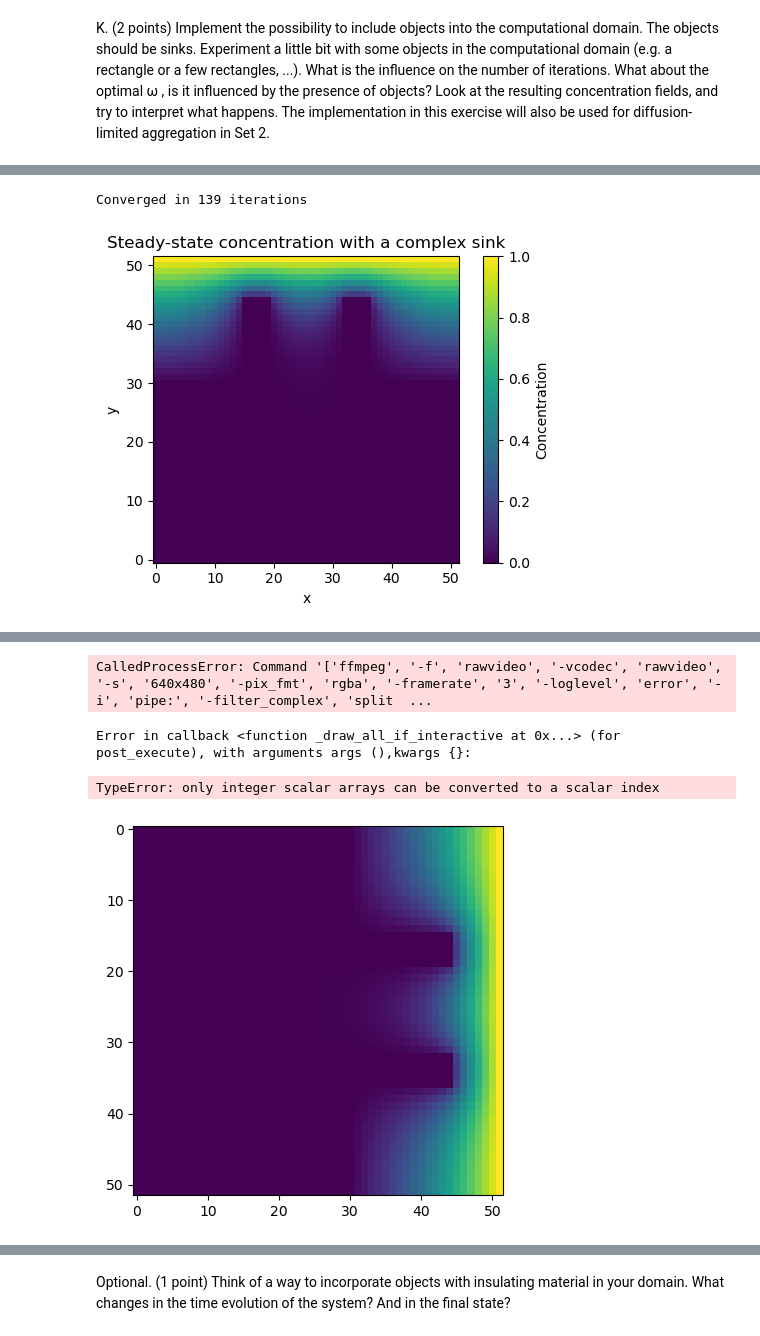
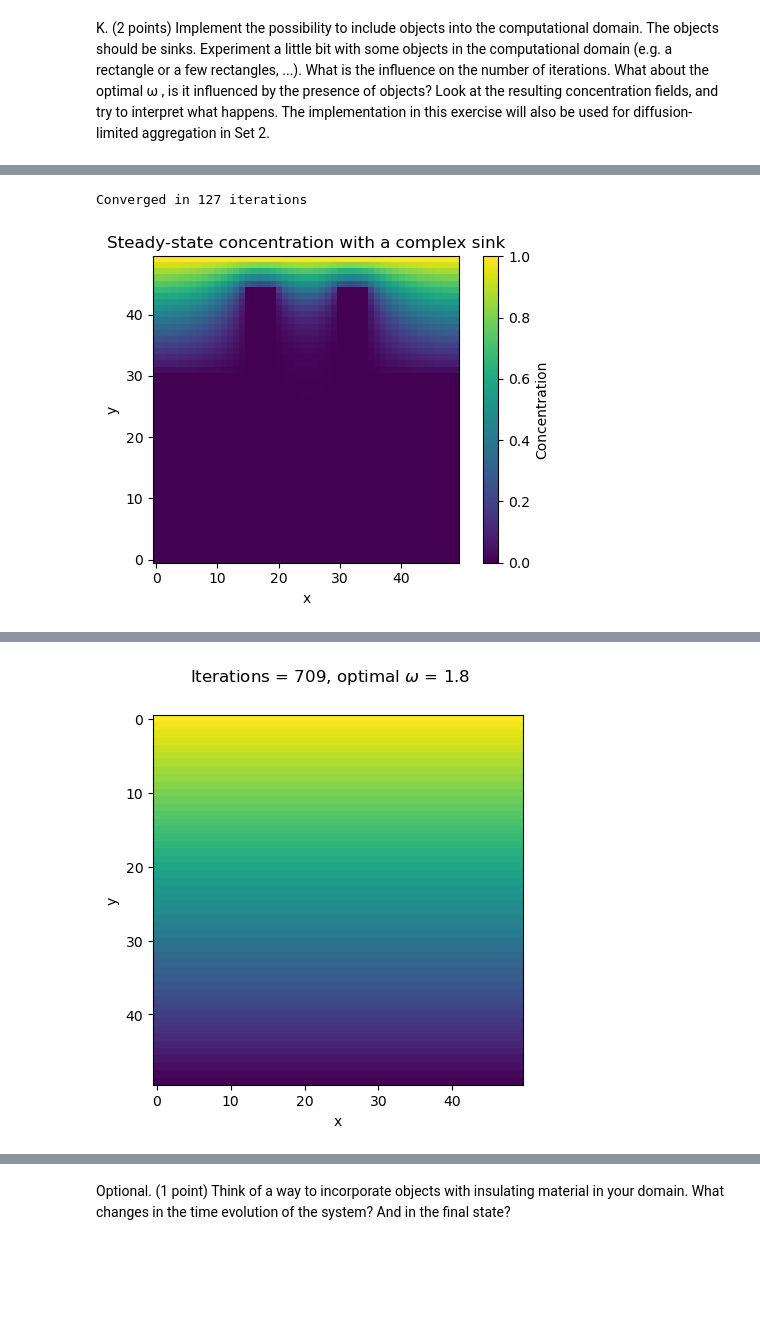
Before and after one commit to jonas4climate/modelling-natural-processes, a Jupyter notebook: Set1.ipynb, the cells around one changed output, grey strips where cells are left out. Cells and saved outputs as stored; diff of their text form; code cells hidden in the pictures; blank space fills up the shorter version.

Commit message:
Fixed indexing in Set1 to make code reusable for Set 2

```diff
--- a/Set1.ipynb
+++ b/Set1.ipynb
@@ -585,11 +581,11 @@ def track_delta(method, c, Nx, omega=None):
     while True:
         c_old = c.copy()
         if method == 'jacobi':
-            c = jacobi_iter(c, Nx)
+            c = jacobi_iter(c)
         elif method == 'gs':
-            c = gauss_seidel(c, Nx)
+            c = gauss_seidel(c)
         elif method == 'sor':
-            c = sor_iter(c, Nx, omega)
+            c = sor_iter(c, omega)
         delta = np.max(np.abs(c_old - c))
         deltas.append(delta)
         iteration += 1
@@ -598,19 +594,16 @@ def track_delta(method, c, Nx, omega=None):
     return deltas
 
 
-c = np.zeros((Nx+2, Nx+2))
-c[:, 0] = 0
+c = np.zeros((Nx, Nx))
 c[:, -1] = 1
 delta_jacobi = track_delta('jacobi', c.copy(), Nx)
 
-c = np.zeros((Nx+2, Nx+2))
-c[:, 0] = 0
+c = np.zeros((Nx, Nx))
 c[:, -1] = 1
 delta_gs = track_delta('gs', c.copy(), Nx)
 
 omega_values = [1.7, 1.8, 1.9, 1.91]
-c = np.zeros((Nx+2, Nx+2))
-c[:, 0] = 0
+c = np.zeros((Nx, Nx))
 c[:, -1] = 1
 delta_sor = {omega: track_delta('sor', c.copy(), Nx, omega)
              for omega in omega_values}
@@ -683,10 +674,9 @@ def find_best_omega_for_sink(Nx, omega_values, tolerance=1e-6, max_iterations=10
     return best_omega, min_iterations
 # %%
 # Check correctness of parallel SOR implementation
-c = np.zeros((Nx+2, Nx+2))
-c[:, 0] = 0
+c = np.zeros((Nx, Nx))
 c[:, -1] = 1
-c_psor, _, _ = sor_parallel(c, 1.9, 50, 1e-6)
+c_psor, _, _ = sor_parallel(c, 1.9, 1e-6)
 mse_psor = np.mean((c_analytical - c_psor) ** 2)
 rmse_psor = np.sqrt(mse_psor)
 print(f'RMSE SOR Parallel: {rmse_psor}')
@@ -700,7 +690,7 @@ best_omegas = []
 min_iterations_list = []
 
 for Nx in tqdm(grid_sizes, desc='Finding best omega for each grid size', unit='grid'):
-    best_omega, min_iterations = find_best_omega_for_sink(Nx, omega_range)
+    best_omega, min_iterations = find_best_omega(Nx, omega_range)
     best_omegas.append(best_omega)
     min_iterations_list.append(min_iterations)
     # print(f'Grid Size: {N}, Best Omega: {best_omega:.4f}, Min Iterations: {min_iterations}')
@@ -853,13 +858,13 @@ Converged in 792 iterations
 # %%
-c = np.zeros((Nx+2, Nx+2))
+c = np.zeros((Nx, Nx))
 c[:, -1] = 1
 
 objects = get_predefined_objects(Nx, 'sink', 'complex')
 
 c, _, _ = solve_laplace_with_objects(
-    c, Nx, omega, objects, epsilon, max_iterations, object_type='sink')
+    c, omega, objects, epsilon, max_iterations, object_type='sink')
 plot_laplace_grid(
     c, 'Steady-state concentration with a complex sink', 'sink_complex_object')
 # %% [output]
-Converged in 139 iterations
+Converged in 127 iterations
-[figure, old version]
+[figure, new version]
@@ -887,25 +875,24 @@ best_omegas = []
 iters_list = []
 
 fig, ax = plt.subplots()
-img = ax.imshow(c, interpolation='nearest')
+img = ax.imshow(np.rot90(c, 1), interpolation='nearest')
 
 Nt = 30
+omega_range = np.linspace(0.5, 2.0, 16)
 
 def simulate_and_animate(m):
-    omega_range = np.linspace(0.5, 2.0, 16)
-
     # Barrier object
-    objects = np.zeros((Nx+2, Nx+2), dtype=int)
+    objects = np.zeros((Nx, Nx))
     objects[((Nt-m)*Nx//Nt):Nx, (Nx//Nt):Nx] = 1
 
-    c_sink, best_omega, iters = find_best_omega(omega_range, objects, Nx, epsilon, max_iterations=1000, object_type='sink')
+    c_sink, best_omega, iters = find_best_omega_with_objects(omega_range, objects, Nx, epsilon, max_iterations=1_000, object_type='sink')
     best_omegas.append(best_omega)
     iters_list.append(iters)
     fig.suptitle(f'Iterations = {iters}, optimal $\\omega$ = {best_omega}')
     img.set_data(np.rot90(c_sink, 1))
     plt.xlabel('x')
     plt.ylabel('y')
-    return [img]
+    return img,
 
 anim = FuncAnimation(fig, simulate_and_animate, frames=Nt, interval=250)
 anim.save(f'{SAVE_PATH}/sink_object_dynamic_best_omega.gif', writer=ANIM_BACKEND)
@@ -915,7 +900,4 @@ MovieWriter stderr:
-CalledProcessError: Command '['ffmpeg', '-f', 'rawvideo', '-vcodec', 'rawvideo', '-s', '640x480', '-pix_fmt', 'rgba', '-framerate', '3', '-loglevel', 'error', '-i', 'pipe:', '-filter_complex', 'split  ...
-Error in callback <function _draw_all_if_interactive at 0x...> (for post_execute), with arguments args (),kwargs {}:
-TypeError: only integer scalar arrays can be converted to a scalar index
-[figure, old version]
+[figure, new version]
 # %%
 length = np.linspace(0, Nx-4, len(best_omegas)-1)
 fig, ax = plt.subplots(figsize=(5, 3.5), layout='tight')
```
Also changed, not shown: parts of 15 cells of this notebook, 1 other file.
